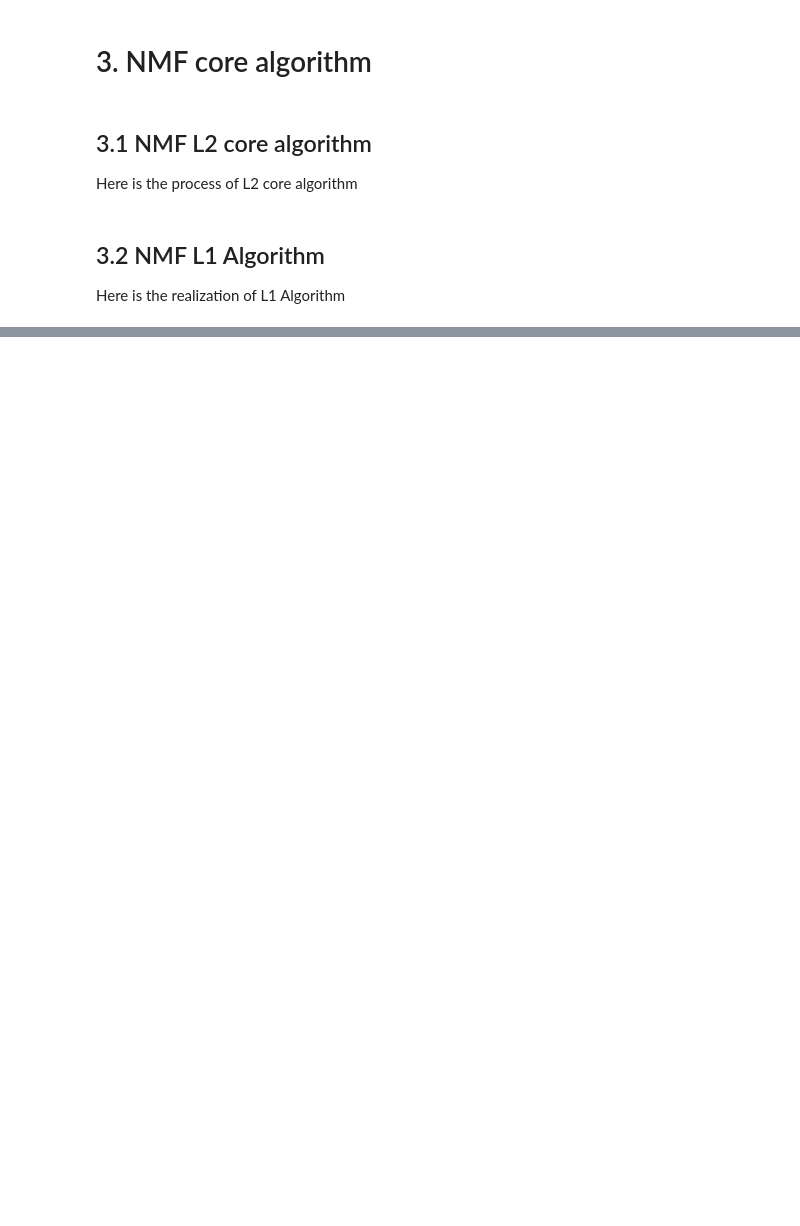
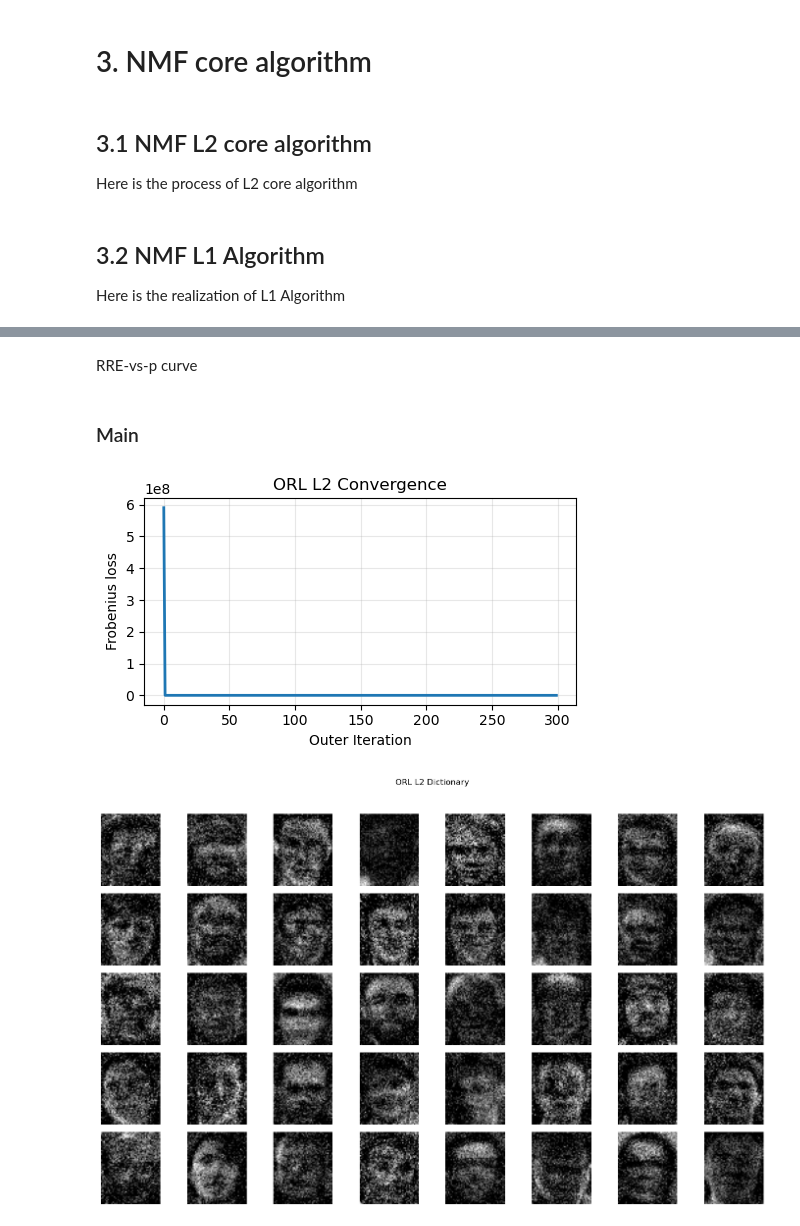
Before and after one commit to Loki4099/COMP5328, a Jupyter notebook: assignment1.ipynb, the cells around one changed output, grey strips where cells are left out. Cells and saved outputs as stored; diff of their text form; code cells hidden in the pictures; blank space fills up the shorter version.

```diff
--- a/assignment1.ipynb
+++ b/assignment1.ipynb
@@ -427,0 +536,6 @@ except Exception as e:
+# %%
+def _col_to_img(x: np.ndarray, h: int, w: int):
+    """把 (d,) 或 (d,1) 的列向量还原成 (h,w) 灰度图，并裁剪到 [0,1]。"""
+    img = np.asarray(x).reshape(h, w)
+    img = np.clip(img, 0.0, 1.0)
+    return img
@@ -427,0 +669,2 @@ except Exception as e:
+# %% [markdown]
+RRE-vs-p curve
@@ -427,0 +690,2 @@ except Exception as e:
+# %% [markdown]
+### Main
@@ -427,0 +731,38 @@ except Exception as e:
+# %%
+def demo_once(dataset="ORL", algo="L2", p=0.2, r=0.5, seed=0, show_k=6):
+    # 1) read data & set image size
+    X, y = prepare_dataset(dataset)
+    if dataset.lower().startswith("orl"):
+        h, w = 112//2, 92//2
+    else:
+        h, w = 192//4, 168//4
+
+    # 2) using 90% sample
+    rng = np.random.default_rng(seed)
+    idx = rng.choice(X.shape[1], int(0.9*X.shape[1]), replace=False)
+    Xc, yc = X[:, idx], y[idx]
+
+    # 3) Add noisy
+    tmp = salt_pepper(Xc, p=p, r=r, seed=seed)
+    V = tmp[0] if isinstance(tmp, (tuple, list)) else tmp
+
+    # 4) run algorithm & Plot the curve
+    k = len(np.unique(yc))
+    if algo == "L2":
+        W, H, curve = RUN_NMFL2(V, k=k, seed=seed)
+        plot_learning_curve(curve, ylabel="Frobenius loss", title=f"{dataset} {algo} Convergence")
+    elif algo == "L1-IRLS":
+        W, H, curve = RUN_NMFL1(V, k=k, seed=seed)
+        plot_learning_curve(curve, ylabel="MAE", title=f"{dataset} {algo} Convergence")
+    else:
+        raise ValueError("algo must be 'L2' or 'L1-IRLS'")
+
+    # 5) Addition Visualization
+    show_dictionary(W, h, w, ncols=8, title=f"{dataset} {algo} Dictionary")
+    show_reconstruction(Xc, V, W, H, h, w, idx_list=list(range(show_k)), title=f"{dataset} {algo} Demo")
+# %%
+# ORL - L2
+demo_once(dataset="ORL", algo="L2", p=0.2, r=0.5, seed=0, show_k=6)
+# %% [output]
+[figure, added]
+[figure, added]
```
Also changed, not shown: parts of 48 cells of this notebook.
